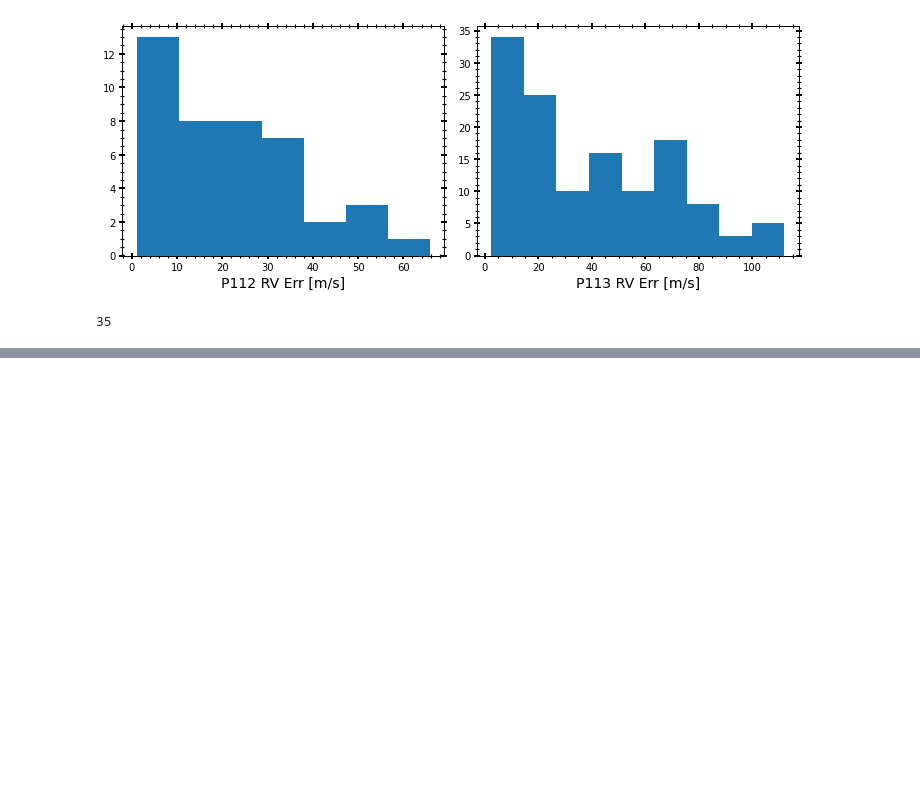
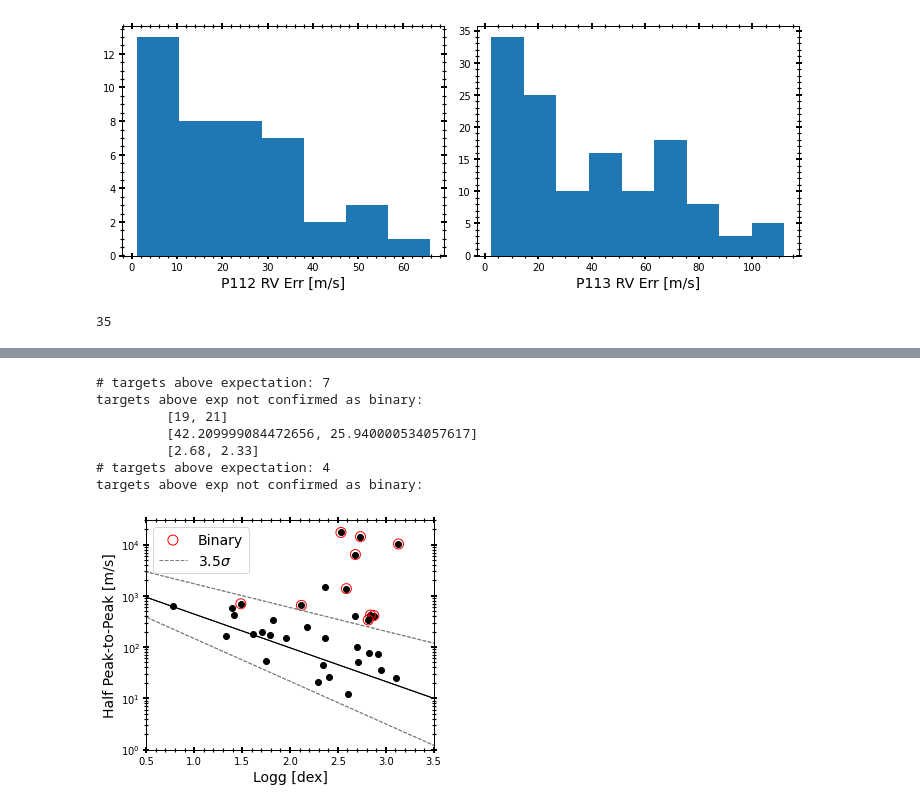
Before and after one commit to MaryumSayeed/ESPRESSO, a Jupyter notebook: scripts/rv_program.ipynb, the cells around one changed output, grey strips where cells are left out. Saved outputs shown, nothing was run; the diff lists cells and outputs as text; code cells hidden in the pictures; blank space fills up the shorter version.

Commit message:
diagnostic plots

```diff
--- a/scripts/rv_program.ipynb
+++ b/scripts/rv_program.ipynb
@@ -141,10 +146,11 @@ def combine_table(obj_dir):
 
     new_df = pd.DataFrame(new_df)
 
-    new_df = pd.merge(new_df, galah[['sobject_id', 'vbroad', 'fe_h', 'Li_fe', 'ruwe_dr2']], left_on='galah_id', right_on='sobject_id')
+    cols = ['sobject_id', 'vbroad', 'fe_h', 'Li_fe', 'ruwe_dr2', 'Ba_fe', 'e_Ba_fe','La_fe','e_La_fe','Zr_fe', 'e_Zr_fe','Y_fe','e_Y_fe']
+    new_df = pd.merge(new_df, galah[cols], left_on='galah_id', right_on='sobject_id')
     new_df['Li_val'] = new_df.fe_h+new_df.Li_fe+1.05
 
-    cols = ['RG_id', 'galah_id', 'obj_name', 'Li_val', 'vbroad', 'fe_h','ruwe_dr2']
+    cols = ['RG_id', 'galah_id', 'obj_name', 'Li_val', 'vbroad', 'fe_h','ruwe_dr2', 'Ba_fe', 'e_Ba_fe','La_fe','e_La_fe','Zr_fe', 'e_Zr_fe','Y_fe','e_Y_fe']
     new_df = new_df[cols]
     new_df.sort_values(by=['RG_id'],inplace=True)
 
@@ -579,0 +440,75 @@ WARNING:root:Pandas support in corner is deprecated; use ArviZ directly
+# %%
+in_113 = 7, 9, 11, 16, 18, 23  # not confirmed 19, 21
+in_112 = 6, 7, 13, 23
+# %%
+def half_rv(df, obj_dir, program):
+    new_df = {'name':[], 'max_rv':[]}
+    for k, v in obj_dir.items():
+        new_df['name'].append(v['name'][0])
+        rv_vals = np.array(v['rv'])
+        if k!= 5:
+            rv_vals = rv_vals[(rv_vals >= -100)]
+        peak_to_peak = max(rv_vals) - min(rv_vals)
+        new_df['max_rv'].append((peak_to_peak/2.)*1000)
+    new_df = pd.DataFrame(new_df)
+
+    merged = pd.merge(new_df, df, left_on='name',right_on='obj_name')
+    if program==112:
+        mbinary = merged[merged.RG_id.isin(in_112)]
+    elif program==113:
+        mbinary = merged[merged.RG_id.isin(in_113)]
+
+    plt.scatter(merged.logg, merged.max_rv, c='k')
+    plt.scatter(mbinary.logg, mbinary.max_rv, s=100, ec='red',fc='None', label='Binary')
+    def semi_log(y1, x2, y2, x, x1=0):
+        b = np.log10(y1)
+        m = (1./x2)*np.log10(y2/y1)
+        y = 10**(m*x+b)
+        return y
+
+    x = np.linspace(0,4,100)
+
+    y1=semi_log(2000, 3.5, 10, x)
+    y2=semi_log(1000, 2.4, 10, x)
+    y3=semi_log(5000, 4.0, 70, x)
+    plt.plot(x,y1, c='k',ls='solid',lw=1)
+    plt.plot(x,y2, c='grey',ls='dashed',label=r'$3.5\sigma$',lw=1)
+    plt.plot(x,y3, c='grey',ls='dashed',lw=1)
+    #plt.axhline(10, c='grey',ls='dotted', lw=1)
+    #plt.axvline(1.3, c='grey',ls='dotted', lw=1)
+    plt.yscale('log')
+    plt.xlabel('Logg [dex]')
+    plt.ylabel('Half Peak-to-Peak [m/s]')
+    plt.xlim(0.5,3.5)
+    plt.ylim(1,3e4)
+    if program == 113:
+        plt.legend()
+    n = merged[(merged.max_rv>300.) & (merged.logg>2)]
+    n = n[~n.RG_id.isin(mbinary.RG_id)]
+    #plt.scatter(n.logg, n.max_rv, c='grey')
+    plt.tight_layout()
+    # check how many targets fall above the 3.5 sigma line:
+    exp = semi_log(5000, 4.0, 70, merged.logg).to_numpy()
+    obs = merged.max_rv.to_numpy()
+    N   = len(obs[obs > exp])
+    print('# targets above expectation:',N)
+    print('targets above exp not confirmed as binary:')
+    if len(n)>0:
+        print('\t',n.RG_id.to_list())
+        print('\t',n.vbroad.to_list())
+        print('\t',n.Li_val.to_list())
+    return merged
+PLOT_PARAMS()
+plt.figure(figsize=(5,4))
+merged_113 = half_rv(p113_galah,obj_dir_p113,113)
+merged_112 = half_rv(p112_galah,obj_dir_p112,112)
+#plt.savefig('../plots/peak_to_peak_%s.png'%DATE,bbox_inches='tight',dpi=200)
+# %% [output]
+# targets above expectation: 7
+targets above exp not confirmed as binary:
+         [19, 21]
+         [42.209999084472656, 25.940000534057617]
+         [2.68, 2.33]
+# targets above expectation: 4
+targets above exp not confirmed as binary:
+[figure, added]
```
Also changed, not shown: parts of 30 cells of this notebook, 1 other file.
